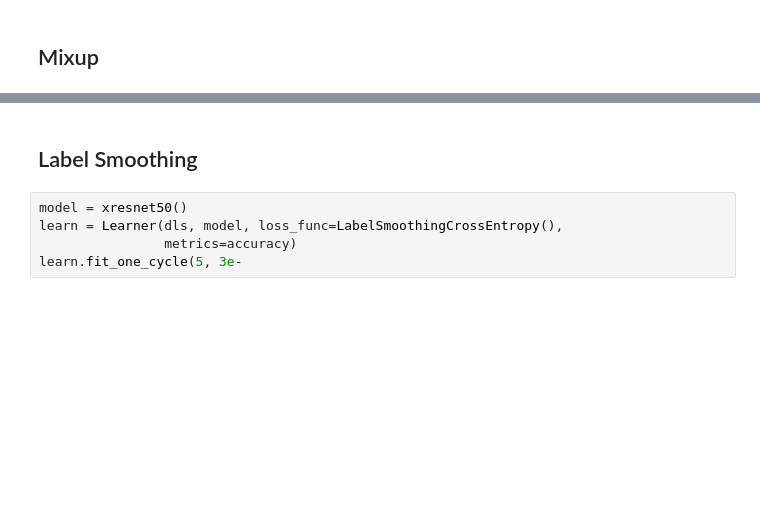
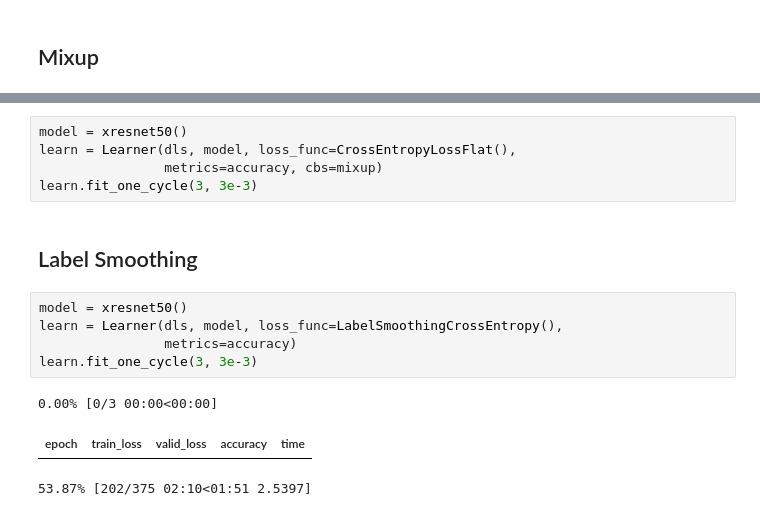
Before and after one commit to atulshah16/EmergingTechnologiesCMPE297, a Jupyter notebook: Assignment_2/Shah_Atul_014530243_CMPE_297_Assignment_2_part_c_Augmentation_Techniques.ipynb, the cells around one changed output, grey strips where cells are left out. Drawn from its saved outputs; the diff is of its cells as text; blank space fills up the shorter version.

```diff
--- a/Assignment_2/Shah_Atul_014530243_CMPE_297_Assignment_2_part_c_Augmentation_Techniques.ipynb
+++ b/Assignment_2/Shah_Atul_014530243_CMPE_297_Assignment_2_part_c_Augmentation_Techniques.ipynb
@@ -126,7 +131,16 @@ IndexError: ignored
+# %%
+model = xresnet50()
+learn = Learner(dls, model, loss_func=CrossEntropyLossFlat(),
+                metrics=accuracy, cbs=mixup)
+learn.fit_one_cycle(3, 3e-3)
 # %% [markdown]
 ## Label Smoothing
 # %%
 model = xresnet50()
 learn = Learner(dls, model, loss_func=LabelSmoothingCrossEntropy(),
                 metrics=accuracy)
-learn.fit_one_cycle(5, 3e-
+learn.fit_one_cycle(3, 3e-3)
+# %% [output]
+0.00% [0/3 00:00<00:00]
+| epoch | train_loss | valid_loss | accuracy | time |
+53.87% [202/375 02:10<01:51 2.5397]
```
Also changed, not shown: parts of 2 cells of this notebook.
